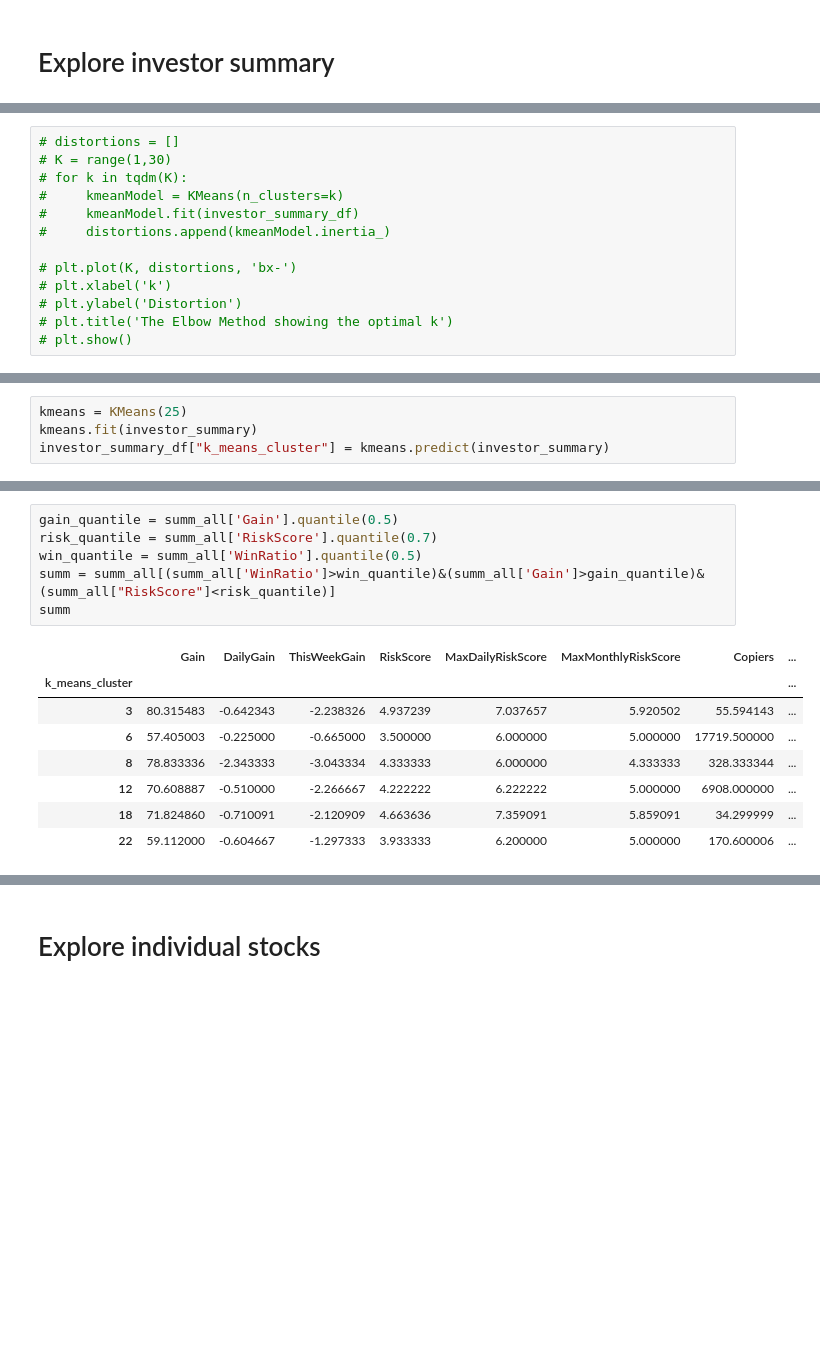
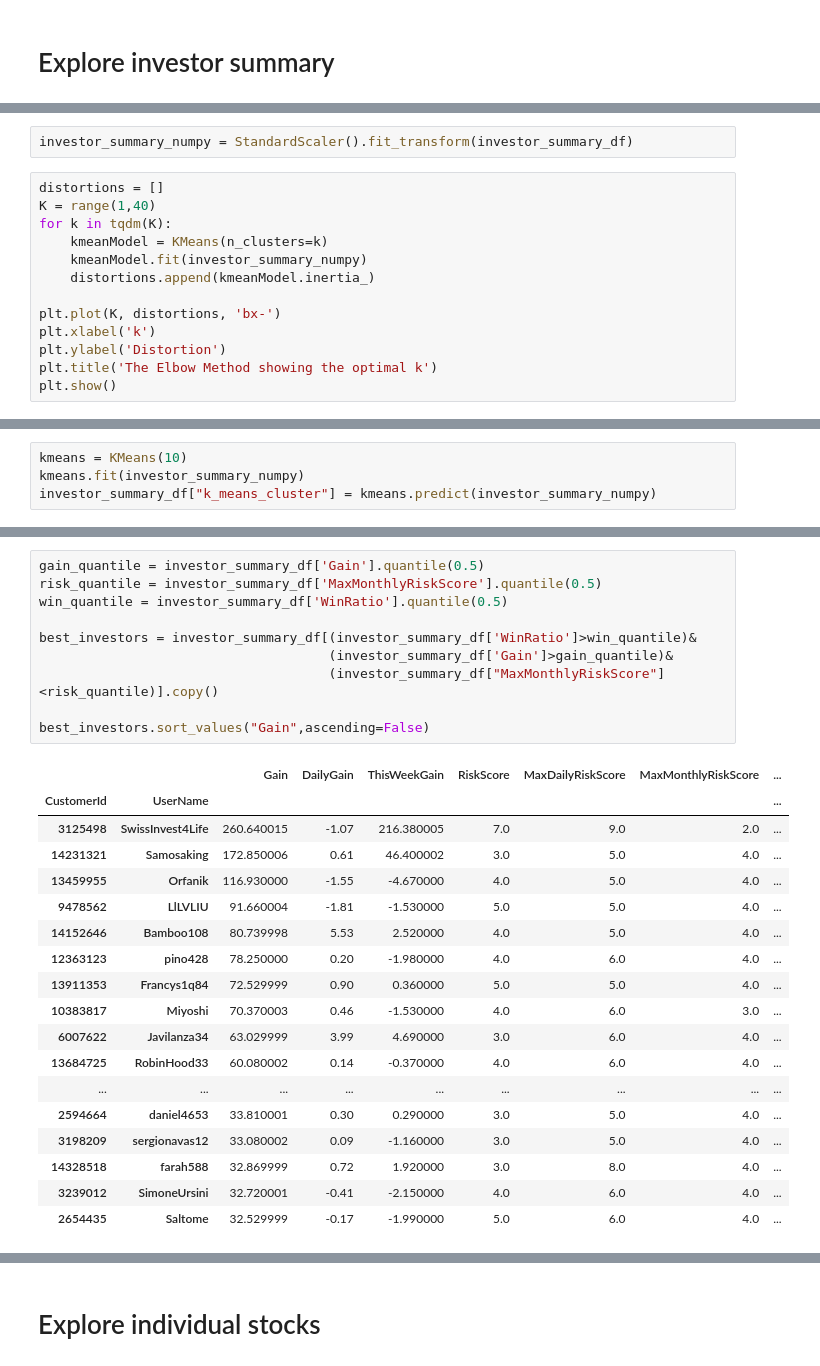
Before and after one commit to bstanie/beautiful-creature, a Jupyter notebook: notebooks/stock_advisor.ipynb, the cells around one changed output, grey strips where cells are left out. Saved outputs shown, nothing was run; the diff lists cells and outputs as text; blank space fills up the shorter version.

```diff
--- a/notebooks/stock_advisor.ipynb
+++ b/notebooks/stock_advisor.ipynb
@@ -110,13 +141,15 @@ investor_summary = StandardScaler().fit_transform(investor_summary_df)
+# %%
+investor_summary_numpy = StandardScaler().fit_transform(investor_summary_df)
 # %%
-# distortions = []
-# K = range(1,30)
-# for k in tqdm(K):
-#     kmeanModel = KMeans(n_clusters=k)
-#     kmeanModel.fit(investor_summary_df)
-#     distortions.append(kmeanModel.inertia_)
+distortions = []
+K = range(1,40)
+for k in tqdm(K):
+    kmeanModel = KMeans(n_clusters=k)
+    kmeanModel.fit(investor_summary_numpy)
+    distortions.append(kmeanModel.inertia_)
 
-# plt.plot(K, distortions, 'bx-')
-# plt.xlabel('k')
-# plt.ylabel('Distortion')
-# plt.title('The Elbow Method showing the optimal k')
-# plt.show()
+plt.plot(K, distortions, 'bx-')
+plt.xlabel('k')
+plt.ylabel('Distortion')
+plt.title('The Elbow Method showing the optimal k')
+plt.show()
@@ -123,7 +158,7 @@ investor_summary = StandardScaler().fit_transform(investor_summary_df)
 # %%
-kmeans = KMeans(25)
-kmeans.fit(investor_summary)
-investor_summary_df["k_means_cluster"] = kmeans.predict(investor_summary)
+kmeans = KMeans(10)
+kmeans.fit(investor_summary_numpy)
+investor_summary_df["k_means_cluster"] = kmeans.predict(investor_summary_numpy)
 # %%
 tsne = TSNE(n_components=2)
 tsne_vals = tsne.fit_transform(investor_summary_df)
@@ -166,15 +195,29 @@ summ_all
 # %%
-gain_quantile = summ_all['Gain'].quantile(0.5)
-risk_quantile = summ_all['RiskScore'].quantile(0.7)
-win_quantile = summ_all['WinRatio'].quantile(0.5)
-summ = summ_all[(summ_all['WinRatio']>win_quantile)&(summ_all['Gain']>gain_quantile)&(summ_all["RiskScore"]<risk_quantile)]
-summ
+gain_quantile = investor_summary_df['Gain'].quantile(0.5)
+risk_quantile = investor_summary_df['MaxMonthlyRiskScore'].quantile(0.5)
+win_quantile = investor_summary_df['WinRatio'].quantile(0.5)
+
+best_investors = investor_summary_df[(investor_summary_df['WinRatio']>win_quantile)&
+                                     (investor_summary_df['Gain']>gain_quantile)&
+                                     (investor_summary_df["MaxMonthlyRiskScore"]<risk_quantile)].copy()
+
+best_investors.sort_values("Gain",ascending=False)
 # %% [output]
-|  | Gain | DailyGain | ThisWeekGain | RiskScore | MaxDailyRiskScore | MaxMonthlyRiskScore | Copiers | ... |
-| k_means_cluster |  |  |  |  |  |  |  | ... |
-| 3 | 80.315483 | -0.642343 | -2.238326 | 4.937239 | 7.037657 | 5.920502 | 55.594143 | ... |
-| 6 | 57.405003 | -0.225000 | -0.665000 | 3.500000 | 6.000000 | 5.000000 | 17719.500000 | ... |
-| 8 | 78.833336 | -2.343333 | -3.043334 | 4.333333 | 6.000000 | 4.333333 | 328.333344 | ... |
-| 12 | 70.608887 | -0.510000 | -2.266667 | 4.222222 | 6.222222 | 5.000000 | 6908.000000 | ... |
-| 18 | 71.824860 | -0.710091 | -2.120909 | 4.663636 | 7.359091 | 5.859091 | 34.299999 | ... |
-| 22 | 59.112000 | -0.604667 | -1.297333 | 3.933333 | 6.200000 | 5.000000 | 170.600006 | ... |
+|  |  | Gain | DailyGain | ThisWeekGain | RiskScore | MaxDailyRiskScore | MaxMonthlyRiskScore | ... |
+| CustomerId | UserName |  |  |  |  |  |  | ... |
+| 3125498 | SwissInvest4Life | 260.640015 | -1.07 | 216.380005 | 7.0 | 9.0 | 2.0 | ... |
+| 14231321 | Samosaking | 172.850006 | 0.61 | 46.400002 | 3.0 | 5.0 | 4.0 | ... |
+| 13459955 | Orfanik | 116.930000 | -1.55 | -4.670000 | 4.0 | 5.0 | 4.0 | ... |
+| 9478562 | LlLVLIU | 91.660004 | -1.81 | -1.530000 | 5.0 | 5.0 | 4.0 | ... |
+| 14152646 | Bamboo108 | 80.739998 | 5.53 | 2.520000 | 4.0 | 5.0 | 4.0 | ... |
+| 12363123 | pino428 | 78.250000 | 0.20 | -1.980000 | 4.0 | 6.0 | 4.0 | ... |
+| 13911353 | Francys1q84 | 72.529999 | 0.90 | 0.360000 | 5.0 | 5.0 | 4.0 | ... |
+| 10383817 | Miyoshi | 70.370003 | 0.46 | -1.530000 | 4.0 | 6.0 | 3.0 | ... |
+| 6007622 | Javilanza34 | 63.029999 | 3.99 | 4.690000 | 3.0 | 6.0 | 4.0 | ... |
+| 13684725 | RobinHood33 | 60.080002 | 0.14 | -0.370000 | 4.0 | 6.0 | 4.0 | ... |
+| ... | ... | ... | ... | ... | ... | ... | ... | ... |
+| 2594664 | daniel4653 | 33.810001 | 0.30 | 0.290000 | 3.0 | 5.0 | 4.0 | ... |
+| 3198209 | sergionavas12 | 33.080002 | 0.09 | -1.160000 | 3.0 | 5.0 | 4.0 | ... |
+| 14328518 | farah588 | 32.869999 | 0.72 | 1.920000 | 3.0 | 8.0 | 4.0 | ... |
+| 3239012 | SimoneUrsini | 32.720001 | -0.41 | -2.150000 | 4.0 | 6.0 | 4.0 | ... |
+| 2654435 | Saltome | 32.529999 | -0.17 | -1.990000 | 5.0 | 6.0 | 4.0 | ... |
```
Also changed, not shown: parts of 26 cells of this notebook.
